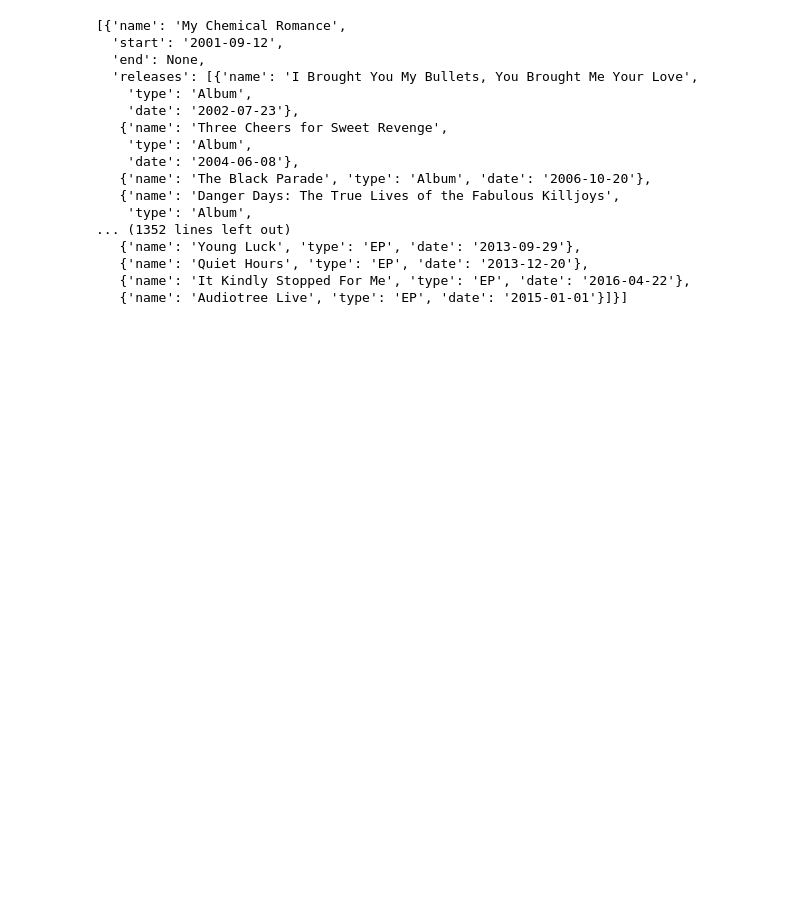
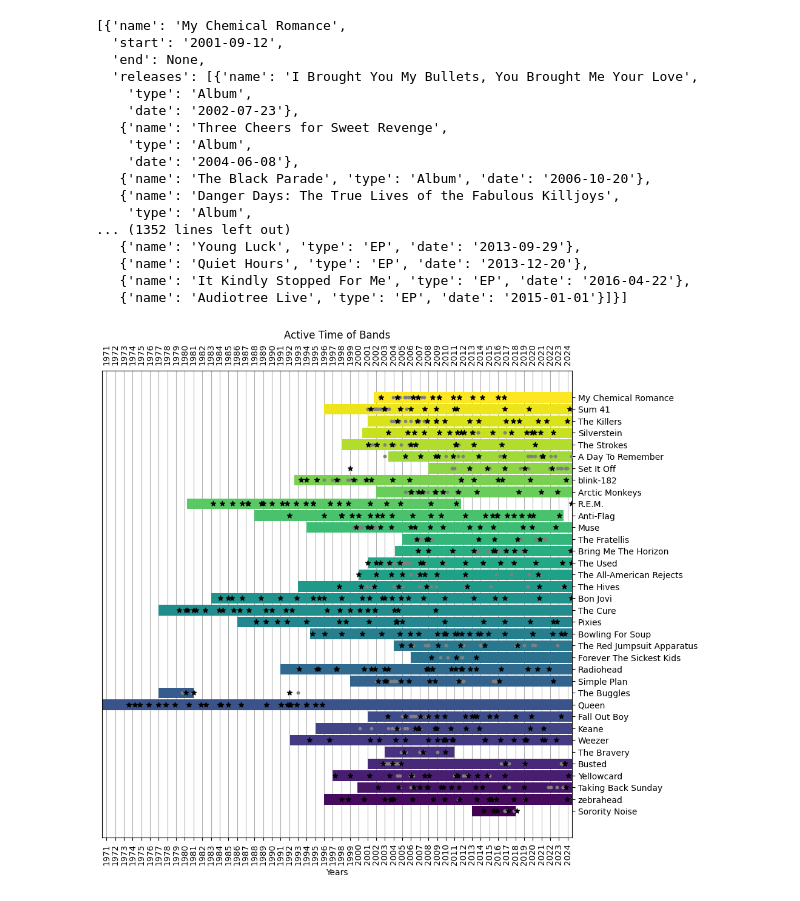
Before and after one commit to PatrickSinger99/SpotifyMusicAnalysis, a Jupyter notebook: spotify_music_analysis.ipynb, the cells around one changed output. Drawn from its saved outputs; the diff is of its cells as text; code cells hidden in the pictures; blank space fills up the shorter version.

```diff
--- a/spotify_music_analysis.ipynb
+++ b/spotify_music_analysis.ipynb
@@ -437,34 +437,36 @@ for i, band_info in enumerate(prepared_artist_data[::-1]):
             if release["type"] == "Album":
                 ax.scatter(release_date, i, color='black', marker="*", s=35, zorder=5)  # zorder to ensure points are on top
             elif release["type"] == "Single":
-                ax.scatter(release_date, i, color='grey', marker="o", s=15, zorder=4)
+                ax.scatter(release_date, i, color='grey', marker="o", s=10, zorder=4)
         except ValueError:  # Unknown release date
             pass
 
 # Set the y-axis labels to the band names
 ax.set_yticks(range(len(bands_active_periods)))
 ax.set_yticklabels([band[0] for band in bands_active_periods])
 ax.yaxis.set_tick_params(labelright=True, labelleft=False)
 ax.yaxis.tick_right()
 ax.xaxis.set_tick_params(labeltop=True)
 
 # Format the x-axis to display dates
 ax.xaxis_date()
 ax.xaxis.set_major_locator(mdates.YearLocator())
 ax.xaxis.set_major_formatter(mdates.DateFormatter('%Y'))
 
 earliest_start_date = min(bands_active_periods, key=lambda x: x[1])[1]
 ax.set_xlim([earliest_start_date, current_date])
 
 # Rotate x-axis labels by 90 degrees
 for label in ax.get_xticklabels():
     label.set_rotation(90)
 
 # Optionally, add grid lines and labels
 ax.grid(True, axis='x')
 ax.set_axisbelow(True)
 plt.xlabel('Years')
 plt.title('Active Time of Bands')
 
 # Show the plot
 plt.show()
+# %% [output]
+[figure, added]
```
